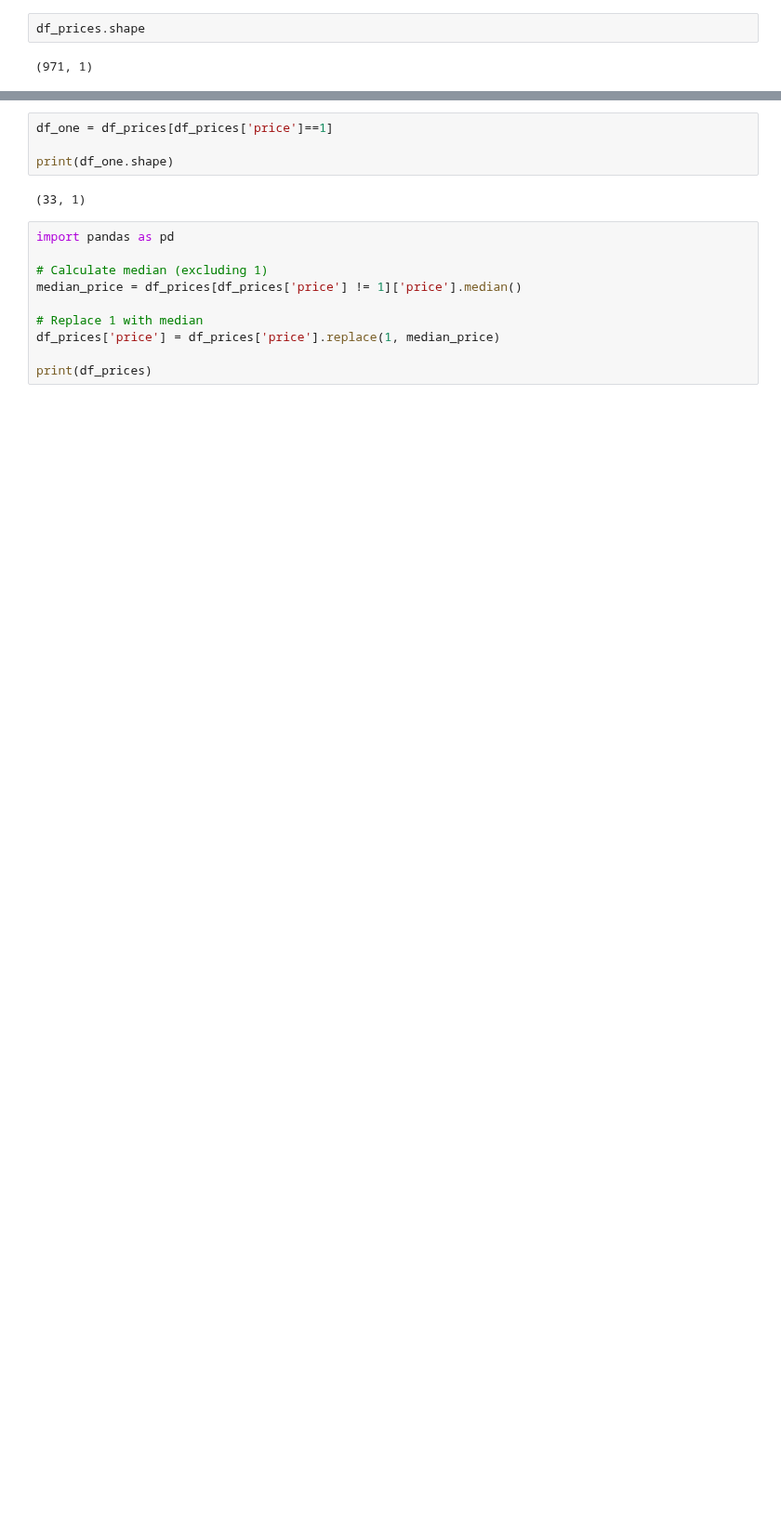
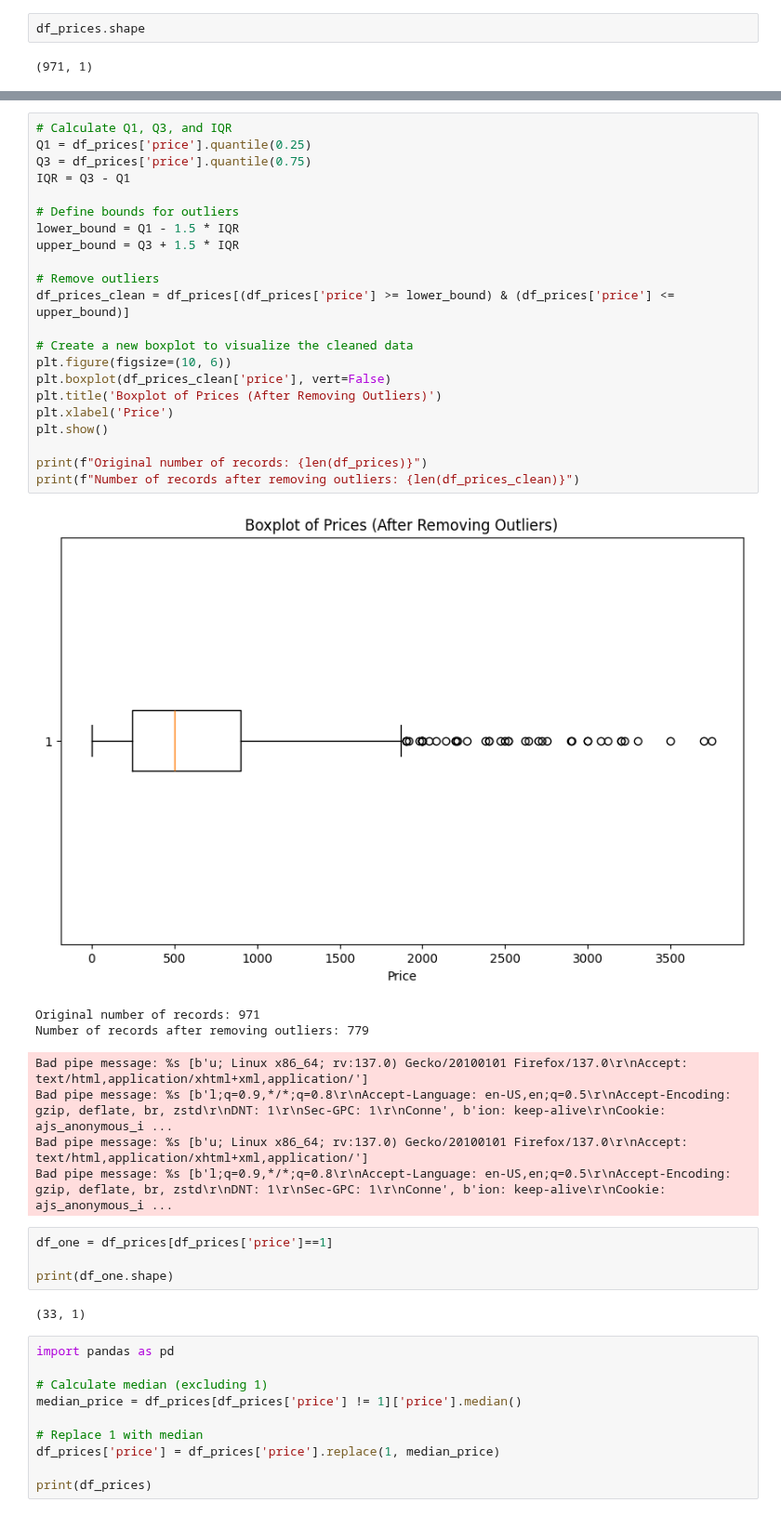
Before and after one commit to GabrielFersPin/Coworking, a Jupyter notebook: src/data_processing/adjusting_currencies.ipynb, the cells around one changed output, grey strips where cells are left out. Shown at 93% size. Drawn from its saved outputs; the diff is of its cells as text; blank space fills up the shorter version.

```diff
--- a/src/data_processing/adjusting_currencies.ipynb
+++ b/src/data_processing/adjusting_currencies.ipynb
@@ -551,3 +562,33 @@ df_prices.describe()
+# %%
+# Calculate Q1, Q3, and IQR
+Q1 = df_prices['price'].quantile(0.25)
+Q3 = df_prices['price'].quantile(0.75)
+IQR = Q3 - Q1
+
+# Define bounds for outliers
+lower_bound = Q1 - 1.5 * IQR
+upper_bound = Q3 + 1.5 * IQR
+
+# Remove outliers
+df_prices_clean = df_prices[(df_prices['price'] >= lower_bound) & (df_prices['price'] <= upper_bound)]
+
+# Create a new boxplot to visualize the cleaned data
+plt.figure(figsize=(10, 6))
+plt.boxplot(df_prices_clean['price'], vert=False)
+plt.title('Boxplot of Prices (After Removing Outliers)')
+plt.xlabel('Price')
+plt.show()
+
+print(f"Original number of records: {len(df_prices)}")
+print(f"Number of records after removing outliers: {len(df_prices_clean)}")
+# %% [output]
+[figure, added]
+Original number of records: 971
+Number of records after removing outliers: 779
+Bad pipe message: %s [b'u; Linux x86_64; rv:137.0) Gecko/20100101 Firefox/137.0\r\nAccept: text/html,application/xhtml+xml,application/']
+Bad pipe message: %s [b'l;q=0.9,*/*;q=0.8\r\nAccept-Language: en-US,en;q=0.5\r\nAccept-Encoding: gzip, deflate, br, zstd\r\nDNT: 1\r\nSec-GPC: 1\r\nConne', b'ion: keep-alive\r\nCookie: ajs_anonymous_i ...
+Bad pipe message: %s [b'u; Linux x86_64; rv:137.0) Gecko/20100101 Firefox/137.0\r\nAccept: text/html,application/xhtml+xml,application/']
+Bad pipe message: %s [b'l;q=0.9,*/*;q=0.8\r\nAccept-Language: en-US,en;q=0.5\r\nAccept-Encoding: gzip, deflate, br, zstd\r\nDNT: 1\r\nSec-GPC: 1\r\nConne', b'ion: keep-alive\r\nCookie: ajs_anonymous_i ...
 # %%
 df_one = df_prices[df_prices['price']==1]
 
```
Also changed, not shown: parts of 9 cells of this notebook, 2 other files.
